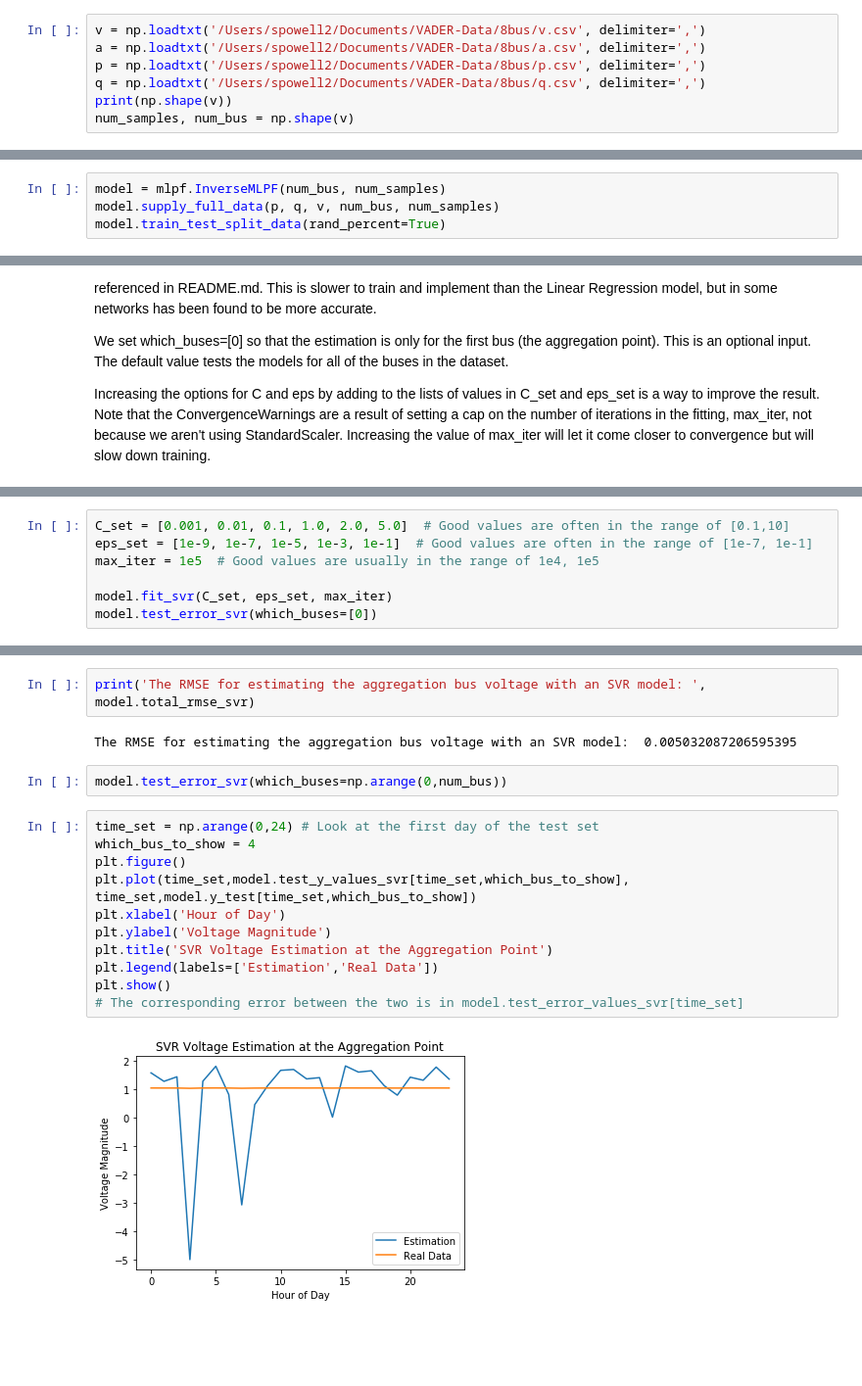
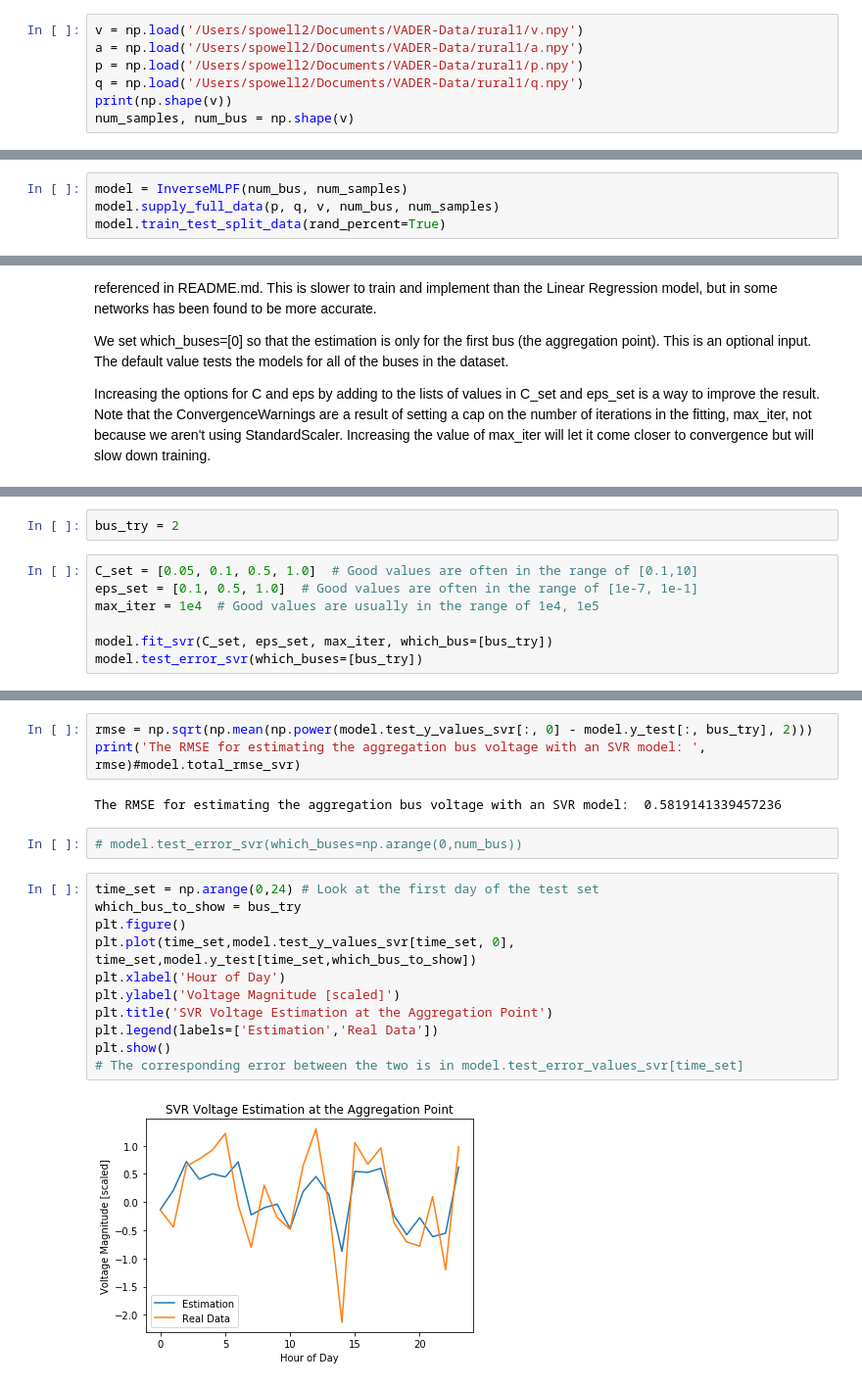
Before and after one commit to slaclab/VADER-Analytics, a Jupyter notebook: mlpowerflow/Voltage_Estimation_Use_Case.ipynb, the cells around one changed output, grey strips where cells are left out. Shown: that part at 98% size. Saved outputs shown, nothing was run; the diff lists cells and outputs as text; blank space fills up the shorter version.

Commit message:
Debugged implementation of inverse mlpf. Uses custom scaling and saves the sklearn estimator instead of using the saved model coefficients

```diff
--- a/mlpowerflow/Voltage_Estimation_Use_Case.ipynb
+++ b/mlpowerflow/Voltage_Estimation_Use_Case.ipynb
@@ -36,10 +37,10 @@ If you do not have voltage magnitude data for buses other than the aggregation p
 # p = np.random.normal(loc=1.0, scale=1.0, size=(num_samples, num_bus)) # Real power injections / loads
 # q = np.random.normal(loc=1.0, scale=1.0, size=(num_samples, num_bus)) # Reactive power injections / loads
 # %%
-v = np.loadtxt('/Users/spowell2/Documents/VADER-Data/8bus/v.csv', delimiter=',')
-a = np.loadtxt('/Users/spowell2/Documents/VADER-Data/8bus/a.csv', delimiter=',')
-p = np.loadtxt('/Users/spowell2/Documents/VADER-Data/8bus/p.csv', delimiter=',')
-q = np.loadtxt('/Users/spowell2/Documents/VADER-Data/8bus/q.csv', delimiter=',')
+v = np.load('/Users/spowell2/Documents/VADER-Data/rural1/v.npy')
+a = np.load('/Users/spowell2/Documents/VADER-Data/rural1/a.npy')
+p = np.load('/Users/spowell2/Documents/VADER-Data/rural1/p.npy')
+q = np.load('/Users/spowell2/Documents/VADER-Data/rural1/q.npy')
 print(np.shape(v))
 num_samples, num_bus = np.shape(v)
 # %% [output]
@@ -49,7 +50,7 @@ num_samples, num_bus = np.shape(v)
 # %% [markdown]
 # Initialize the Model and Process the Data
 # %%
-model = mlpf.InverseMLPF(num_bus, num_samples)
+model = InverseMLPF(num_bus, num_samples)
 model.supply_full_data(p, q, v, num_bus, num_samples)
 model.train_test_split_data(rand_percent=True)
 # %% [markdown]
@@ -88,8 +91,10 @@ Increasing the options for C and eps by adding to the lists of values in C_set a
+# %%
+bus_try = 2
 # %%
-C_set = [0.001, 0.01, 0.1, 1.0, 2.0, 5.0]  # Good values are often in the range of [0.1,10]
-eps_set = [1e-9, 1e-7, 1e-5, 1e-3, 1e-1]  # Good values are often in the range of [1e-7, 1e-1]
-max_iter = 1e5  # Good values are usually in the range of 1e4, 1e5
+C_set = [0.05, 0.1, 0.5, 1.0]  # Good values are often in the range of [0.1,10]
+eps_set = [0.1, 0.5, 1.0]  # Good values are often in the range of [1e-7, 1e-1]
+max_iter = 1e4  # Good values are usually in the range of 1e4, 1e5
 
-model.fit_svr(C_set, eps_set, max_iter)
-model.test_error_svr(which_buses=[0])
+model.fit_svr(C_set, eps_set, max_iter, which_bus=[bus_try])
+model.test_error_svr(which_buses=[bus_try])
 # %% [output]
@@ -104,19 +112,20 @@ Done training voltage model for bus  7 , with a total of  5163  support vectors.
 # %%
-print('The RMSE for estimating the aggregation bus voltage with an SVR model: ', model.total_rmse_svr)
+rmse = np.sqrt(np.mean(np.power(model.test_y_values_svr[:, 0] - model.y_test[:, bus_try], 2)))
+print('The RMSE for estimating the aggregation bus voltage with an SVR model: ', rmse)#model.total_rmse_svr)
 # %% [output]
-The RMSE for estimating the aggregation bus voltage with an SVR model:  0.005032087206595395
+The RMSE for estimating the aggregation bus voltage with an SVR model:  0.5819141339457236
 # %%
-model.test_error_svr(which_buses=np.arange(0,num_bus))
+# model.test_error_svr(which_buses=np.arange(0,num_bus))
 # %%
 time_set = np.arange(0,24) # Look at the first day of the test set
-which_bus_to_show = 4
+which_bus_to_show = bus_try
 plt.figure()
-plt.plot(time_set,model.test_y_values_svr[time_set,which_bus_to_show], time_set,model.y_test[time_set,which_bus_to_show])
+plt.plot(time_set,model.test_y_values_svr[time_set, 0], time_set,model.y_test[time_set,which_bus_to_show])
 plt.xlabel('Hour of Day')
-plt.ylabel('Voltage Magnitude')
+plt.ylabel('Voltage Magnitude [scaled]')
 plt.title('SVR Voltage Estimation at the Aggregation Point')
 plt.legend(labels=['Estimation','Real Data'])
 plt.show()
 # The corresponding error between the two is in model.test_error_values_svr[time_set]
 # %% [output]
-[figure, old version]
+[figure, new version]
```
Also changed, not shown: parts of 9 cells of this notebook, 3 other files.
